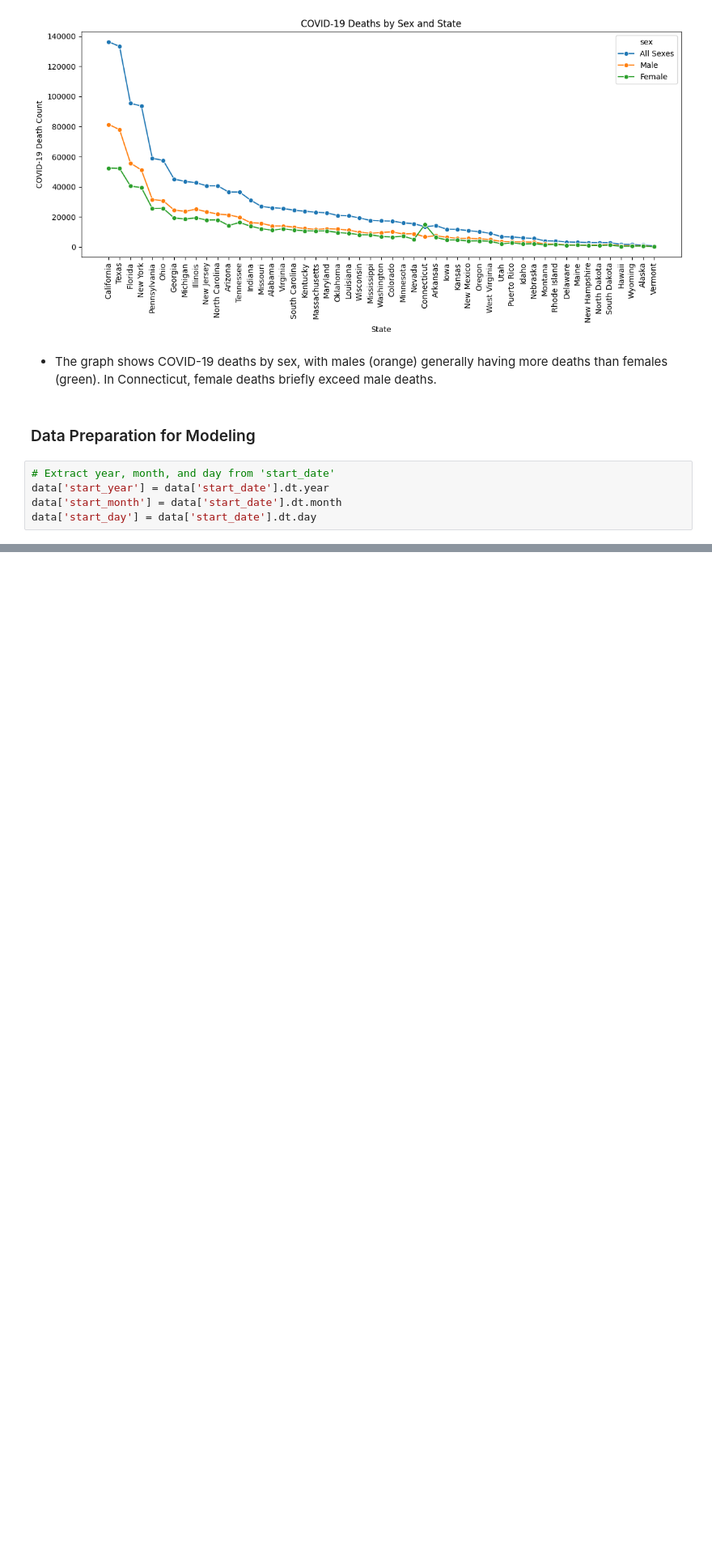
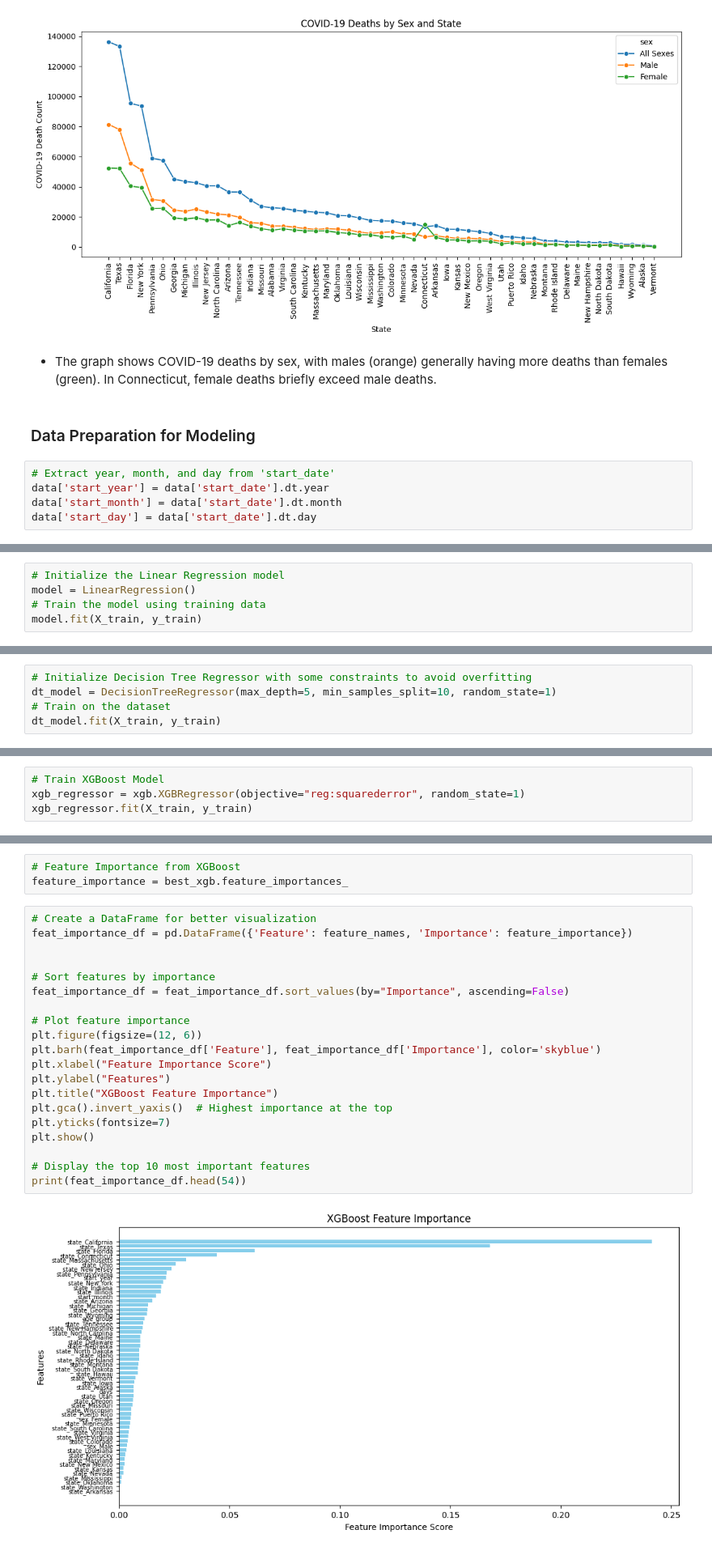
Before and after one commit to szayets/covid_19_project, a Jupyter notebook: Covid-19 Project.ipynb, the cells around one changed output, grey strips where cells are left out. Shown at 81% size. Cells and saved outputs as stored; diff of their text form; blank space fills up the shorter version.

```diff
--- a/Covid-19 Project.ipynb
+++ b/Covid-19 Project.ipynb
@@ -1028,0 +1007,5 @@ random_search = RandomizedSearchCV(
+# %%
+# Initialize the Linear Regression model
+model = LinearRegression()
+# Train the model using training data
+model.fit(X_train, y_train)
@@ -1028,0 +1072,5 @@ random_search = RandomizedSearchCV(
+# %%
+# Initialize Decision Tree Regressor with some constraints to avoid overfitting
+dt_model = DecisionTreeRegressor(max_depth=5, min_samples_split=10, random_state=1)
+# Train on the dataset
+dt_model.fit(X_train, y_train)
@@ -1028,0 +1163,4 @@ random_search = RandomizedSearchCV(
+# %%
+# Train XGBoost Model
+xgb_regressor = xgb.XGBRegressor(objective="reg:squarederror", random_state=1)
+xgb_regressor.fit(X_train, y_train)
@@ -1028,0 +1249,25 @@ random_search = RandomizedSearchCV(
+# %%
+# Feature Importance from XGBoost
+feature_importance = best_xgb.feature_importances_
+# %%
+# Create a DataFrame for better visualization
+feat_importance_df = pd.DataFrame({'Feature': feature_names, 'Importance': feature_importance})
+
+
+# Sort features by importance
+feat_importance_df = feat_importance_df.sort_values(by="Importance", ascending=False)
+
+# Plot feature importance
+plt.figure(figsize=(12, 6))
+plt.barh(feat_importance_df['Feature'], feat_importance_df['Importance'], color='skyblue')
+plt.xlabel("Feature Importance Score")
+plt.ylabel("Features")
+plt.title("XGBoost Feature Importance")
+plt.gca().invert_yaxis()  # Highest importance at the top
+plt.yticks(fontsize=7)
+plt.show()
+
+# Display the top 10 most important features
+print(feat_importance_df.head(54))
+# %% [output]
+[figure, added]
```
Also changed, not shown: parts of 56 cells of this notebook.
